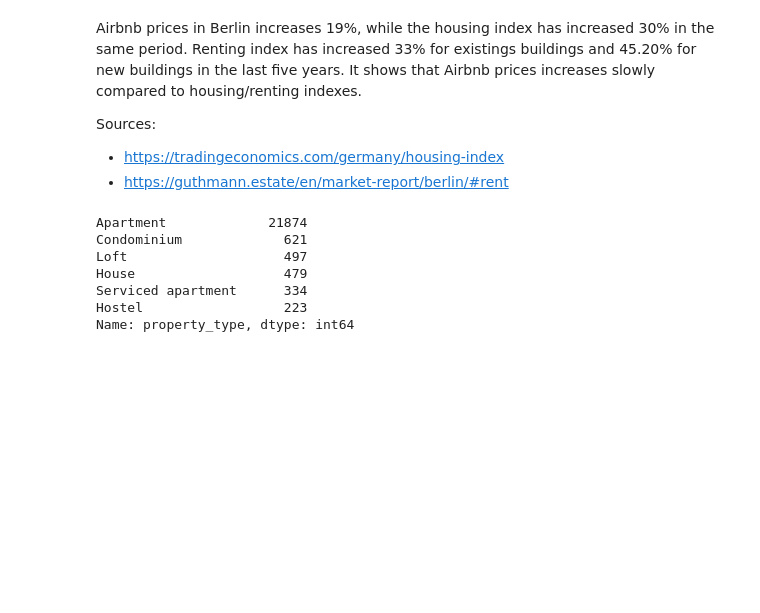
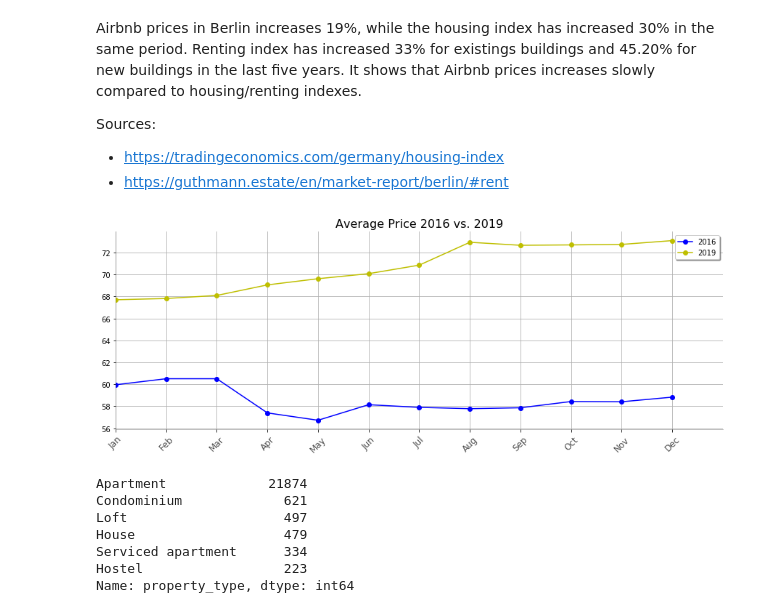
Before and after one commit to vitorarrais/data-science-notebooks, a Jupyter notebook: airbnb-berlin/airbnb-berlin.ipynb, the cells around one changed output. Saved outputs shown, nothing was run; the diff lists cells and outputs as text; code cells hidden in the pictures; blank space fills up the shorter version.

```diff
--- a/airbnb-berlin/airbnb-berlin.ipynb
+++ b/airbnb-berlin/airbnb-berlin.ipynb
@@ -251,6 +199,51 @@ Airbnb prices in Berlin increases 19%, while the housing index has increased 30%
 Sources:
 * https://tradingeconomics.com/germany/housing-index
 * https://guthmann.estate/en/market-report/berlin/#rent
+# %%
+# months of 2019
+dates_19 = [
+    ['2019-12-11'], ['2019-11-12'], ['2019-10-16'], ['2019-09-19'], ['2019-08-12'], ['2019-07-11'],
+    ['2019-06-08'], ['2019-05-14'], ['2019-04-11'], ['2019-03-08'], ['2019-02-06'], ['2019-01-14']
+]
+
+# months of 2016, with missing march
+dates_16 =[
+    ['2016-12-08'], ['2016-11-07'], ['2016-10-04'], ['2016-09-05'], ['2016-08-04'], ['2016-07-05'],
+    ['2016-06-03'], ['2016-05-03'], ['2016-04-04'],                 ['2016-02-04'], ['2016-01-04']
+]
+
+def labelize(date):
+    date = pd.to_datetime(date)
+    label = date.strftime('%Y %m')
+    label = label[2::]
+    return get_month(label[-2:])
+
+df_16 = pd.DataFrame([[labelize(date[0]), get_mean(date[0])] for date in reversed(dates_16)], columns=['month','mean'])
+df_19 = pd.DataFrame([[labelize(date[0]), get_mean(date[0])] for date in reversed(dates_19)], columns=['month','mean'])
+# %%
+# input mean for march 2016
+line = pd.DataFrame({'month': 'Mar', 'mean': df_16['mean'][1]}, index=[2])
+df_16 = pd.concat([df_16.iloc[:2], line, df_16.iloc[2:]]).reset_index(drop=True)
+# %%
+line_style = {1: 'bo-', 2: 'yo-'}
+fig, graph = plt.subplots()
+
+graph.plot('month', 'mean', line_style[1], data=df_16, label = '2016')
+graph.plot('month', 'mean', line_style[2], data=df_19, label = '2019')
+plt.xticks(ticks=range(0, df_16.shape[0]),labels=df_16['month'], rotation=45, fontsize=12, alpha=.7)
+
+fig.set_size_inches(15, 5)
+graph.legend(shadow = True)
+graph.grid()
+plt.gca().spines["top"].set_alpha(0.0)
+plt.gca().spines["bottom"].set_alpha(0.3)
+plt.gca().spines["right"].set_alpha(0.0)
+plt.gca().spines["left"].set_alpha(0.3)
+plt.title("Average Price 2016 vs. 2019", fontsize=16)
+plt.xlim([0,12])
+plt.show()
+# %% [output]
+[figure, added]
 # %%
 popular_types = df_listings['property_type'].value_counts()[:6] # popular property types
 popular_types
```
Also changed, not shown: parts of 29 cells of this notebook.
